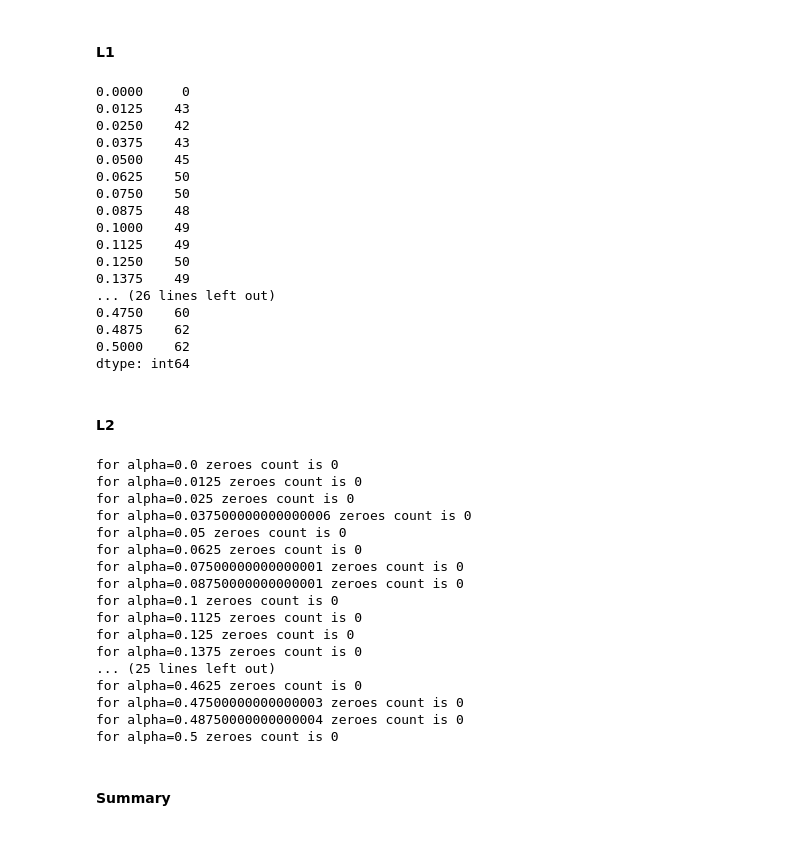
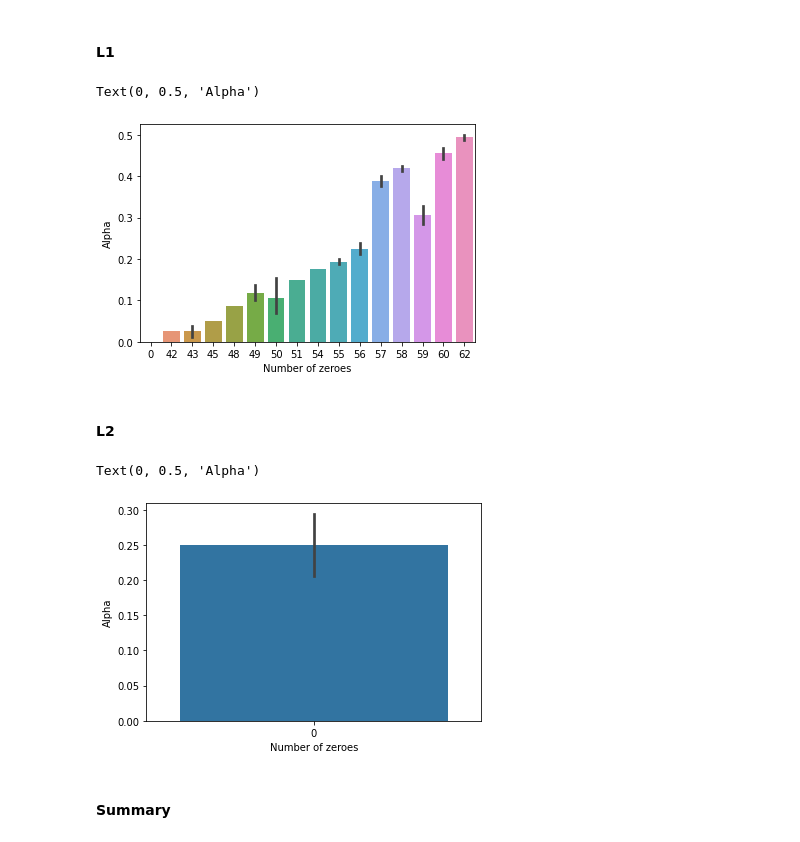
Before and after one commit to McReader/ml-intro, a Jupyter notebook: 4_overfitting_regularization/overfitting_regularization.ipynb, the cells around one changed output. Saved outputs shown, nothing was run; the diff lists cells and outputs as text; code cells hidden in the pictures.

```diff
--- a/4_overfitting_regularization/overfitting_regularization.ipynb
+++ b/4_overfitting_regularization/overfitting_regularization.ipynb
@@ -485,42 +485,32 @@ Please do a discovery on your own and find that out empirically (both for **L1**
 # %% [markdown]
 #### L1
 # %%
-result = pd.Series()
+result = pd.Series(dtype="Int32")
+iteration = 0
 
 for alpha in ALPHAS:
     m = make_model(degree=15, penalty='L1', alpha=alpha)
     results = cross_validate(m,
                              X, y, cv=5,
                              return_train_score=True, return_estimator=True,
                              scoring='neg_root_mean_squared_error')
     zeroes_count = 0
     for model in results['estimator']:
         zeroes_count += model['reg'].coef_.tolist().count(0)
     result = pd.concat([result, pd.Series(data=[zeroes_count], index=[alpha])])
 
-result
+barplot = sns.barplot(x=result.values, y=result.index)
+barplot.set_xlabel("Number of zeroes")
+barplot.set_ylabel("Alpha")
 # %% [output]
-0.0000     0
-0.0125    43
-0.0250    42
-0.0375    43
-0.0500    45
-0.0625    50
-0.0750    50
-0.0875    48
-0.1000    49
-0.1125    49
-0.1250    50
-0.1375    49
-... (26 lines left out)
-0.4750    60
-0.4875    62
-0.5000    62
-dtype: int64
+Text(0, 0.5, 'Alpha')
+[figure, added]
 # %% [markdown]
 #### L2
 # %%
-coefs = []
+result = pd.Series(dtype="Int32")
+iteration = 0
+
 for alpha in ALPHAS:
     m = make_model(degree=15, penalty='L2', alpha=alpha)
     results = cross_validate(m,
@@ -530,25 +520,14 @@ for alpha in ALPHAS:
     zeroes_count = 0
     for model in results['estimator']:
         zeroes_count += model['reg'].coef_.tolist().count(0)
-    print('for alpha={alpha} zeroes count is {count}'.format(alpha=alpha, count=zeroes_count))
+    result = pd.concat([result, pd.Series(data=[zeroes_count], index=[alpha])])
+
+barplot = sns.barplot(x=result.values, y=result.index)
+barplot.set_xlabel("Number of zeroes")
+barplot.set_ylabel("Alpha")
 # %% [output]
-for alpha=0.0 zeroes count is 0
-for alpha=0.0125 zeroes count is 0
-for alpha=0.025 zeroes count is 0
-for alpha=0.037500000000000006 zeroes count is 0
-for alpha=0.05 zeroes count is 0
-for alpha=0.0625 zeroes count is 0
-for alpha=0.07500000000000001 zeroes count is 0
-for alpha=0.08750000000000001 zeroes count is 0
-for alpha=0.1 zeroes count is 0
-for alpha=0.1125 zeroes count is 0
-for alpha=0.125 zeroes count is 0
-for alpha=0.1375 zeroes count is 0
-... (25 lines left out)
-for alpha=0.4625 zeroes count is 0
-for alpha=0.47500000000000003 zeroes count is 0
-for alpha=0.48750000000000004 zeroes count is 0
-for alpha=0.5 zeroes count is 0
+Text(0, 0.5, 'Alpha')
+[figure, added]
 # %% [markdown]
 #### Summary
 # %% [markdown]
```
